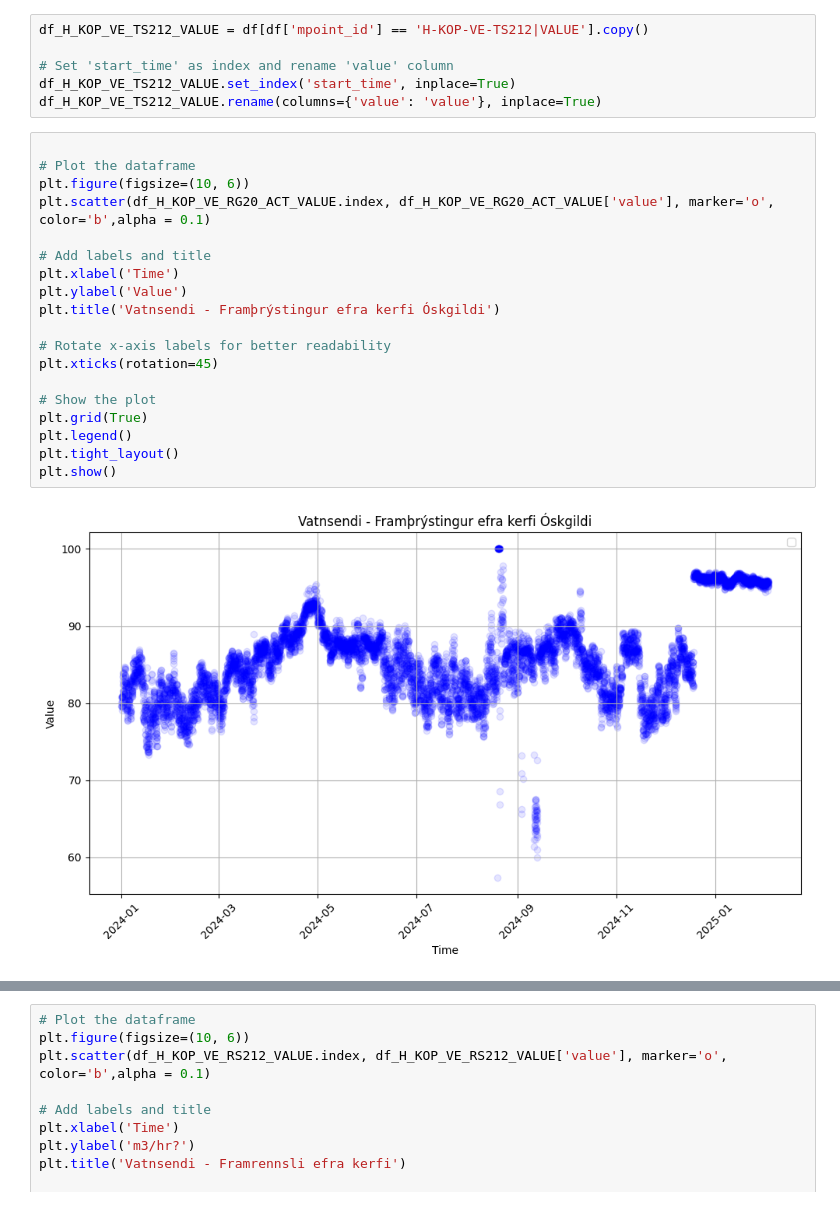
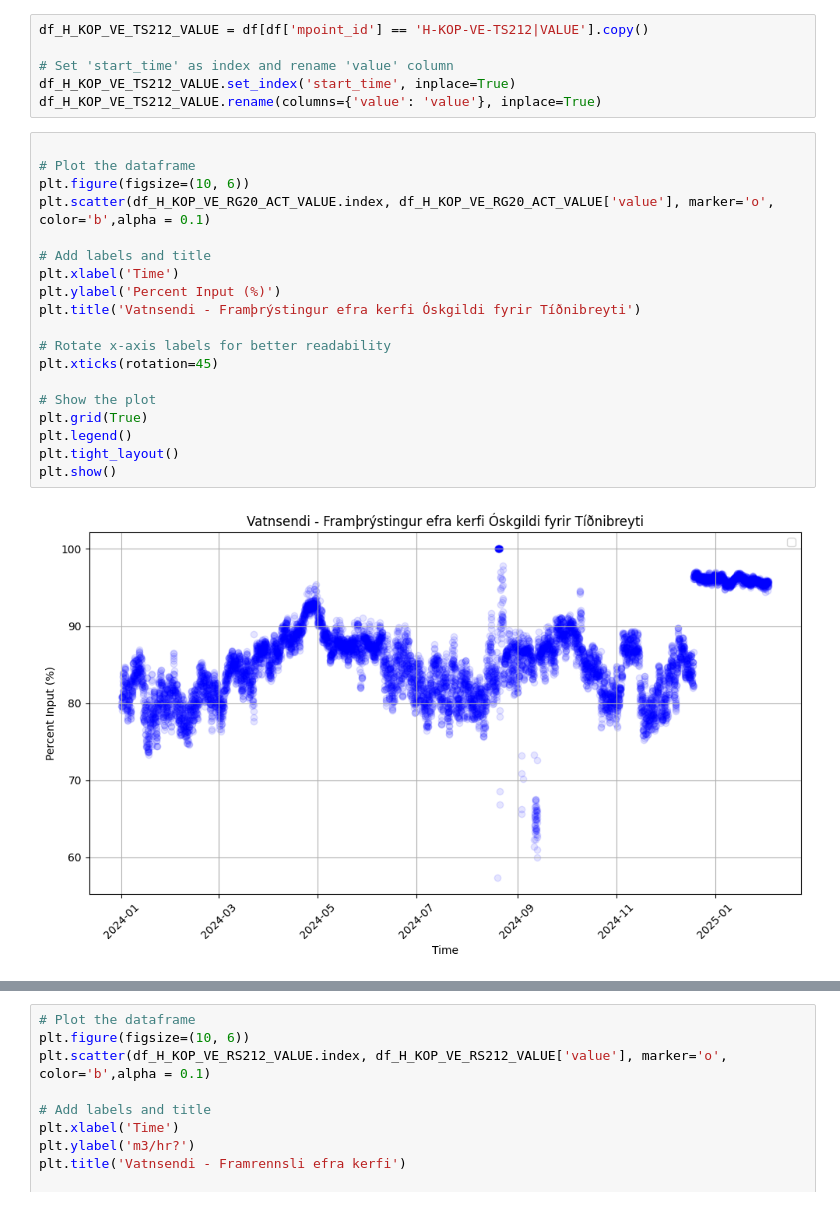
Before and after one commit to frodibrooks/OptimisedHeating, a Jupyter notebook: Data_processing/efra_kerfi.ipynb, the cells around one changed output, grey strips where cells are left out. Drawn from its saved outputs; the diff is of its cells as text.

```diff
--- a/Data_processing/efra_kerfi.ipynb
+++ b/Data_processing/efra_kerfi.ipynb
@@ -66,24 +66,24 @@ df_H_KOP_VE_TS212_VALUE.rename(columns={'value': 'value'}, inplace=True)
 # %%
 
 # Plot the dataframe
 plt.figure(figsize=(10, 6))
 plt.scatter(df_H_KOP_VE_RG20_ACT_VALUE.index, df_H_KOP_VE_RG20_ACT_VALUE['value'], marker='o', color='b',alpha = 0.1)
 
 # Add labels and title
 plt.xlabel('Time')
-plt.ylabel('Value')
-plt.title('Vatnsendi - Framþrýstingur efra kerfi Óskgildi')
+plt.ylabel('Percent Input (%)')
+plt.title('Vatnsendi - Framþrýstingur efra kerfi Óskgildi fyrir Tíðnibreyti')
 
 # Rotate x-axis labels for better readability
 plt.xticks(rotation=45)
 
 # Show the plot
 plt.grid(True)
 plt.legend()
 plt.tight_layout()
 plt.show()
 # %% [output]
-[figure, old version]
+[figure, new version]
 # %%
 # Plot the dataframe
 plt.figure(figsize=(10, 6))
```
Also changed, not shown: parts of 2 cells of this notebook, 3 other files.
